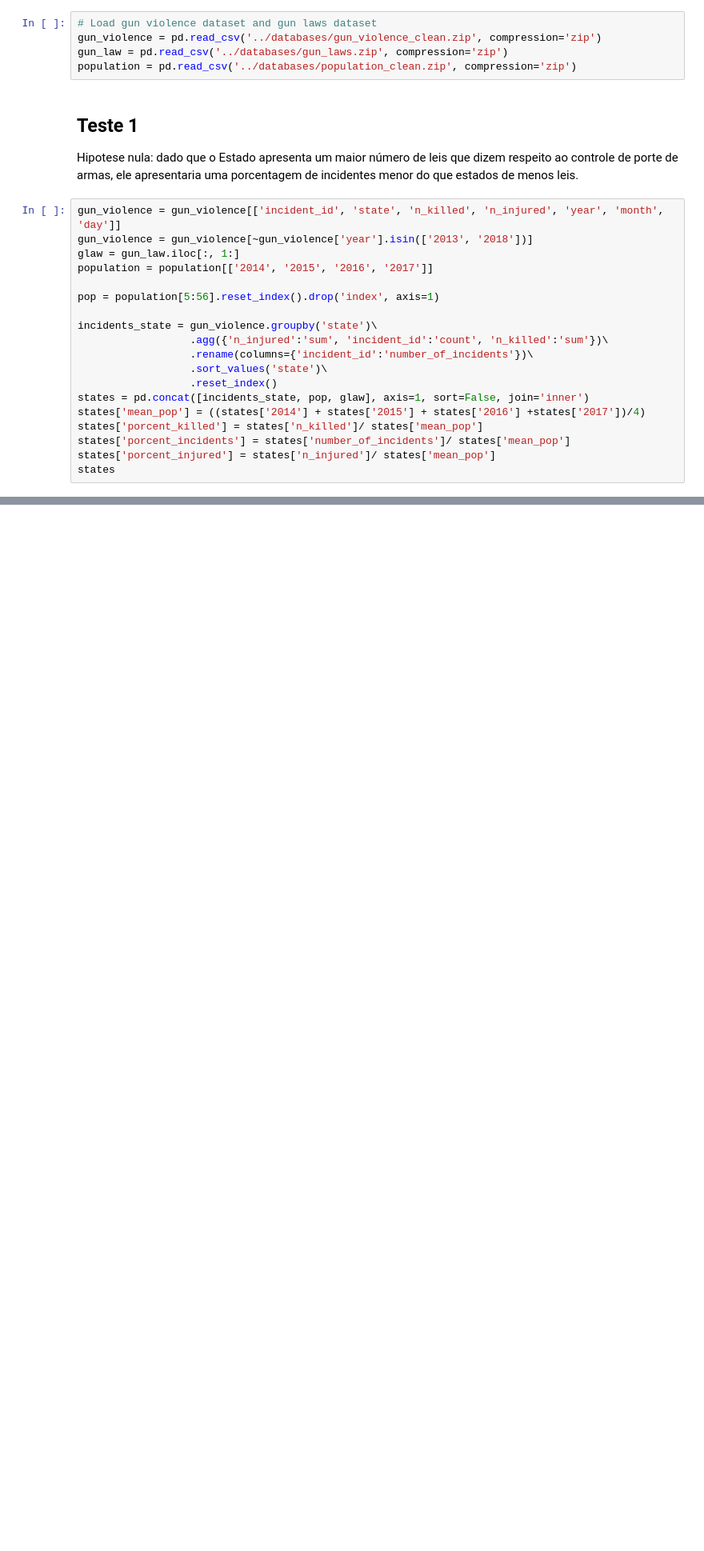
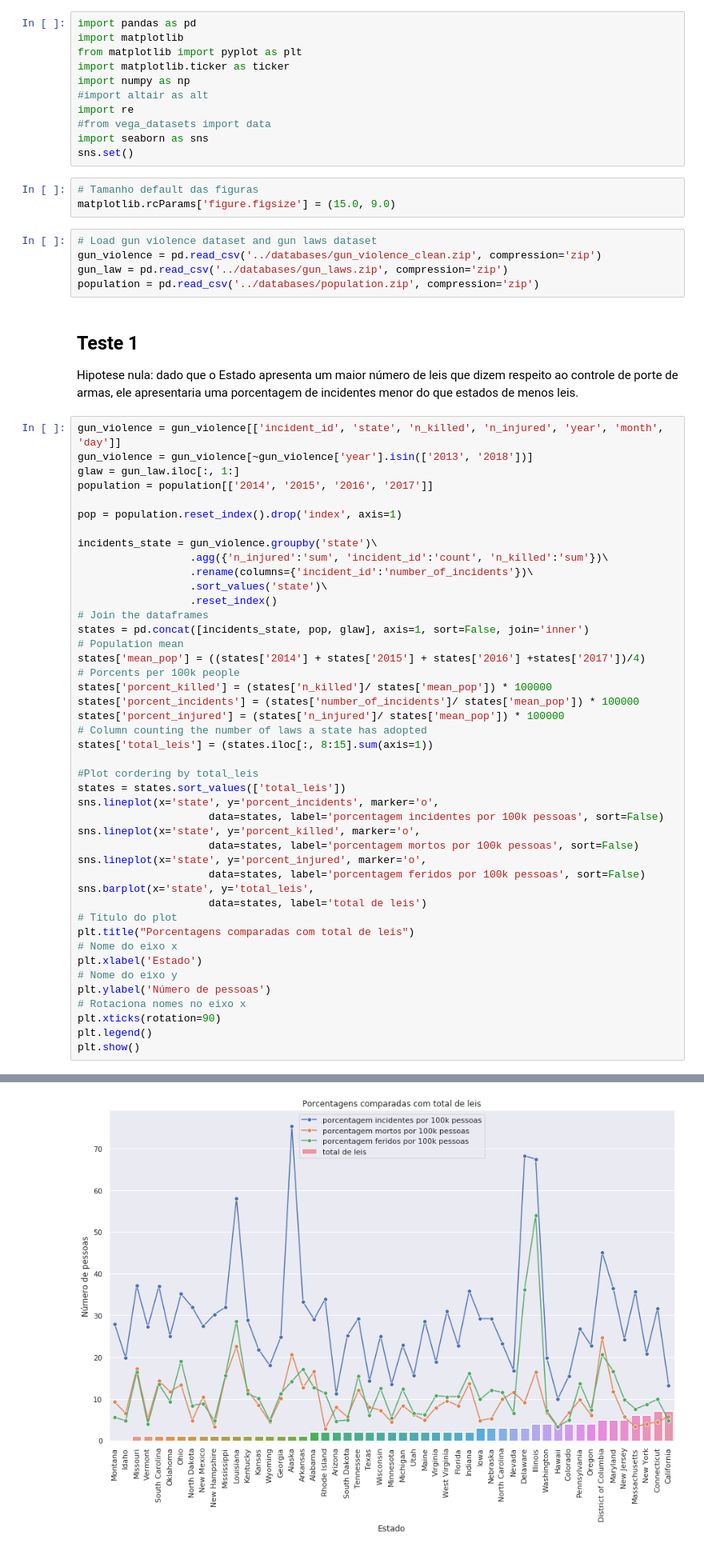
Before and after one commit to PedroPrisxzma/DataScience-Project, a Jupyter notebook: notebooks/Hypothesis_Tests.ipynb, the cells around one changed output, grey strips where cells are left out. Shown: that part at 80% size. Cells and saved outputs as stored; diff of their text form; blank space fills up the shorter version.

```diff
--- a/notebooks/Hypothesis_Tests.ipynb
+++ b/notebooks/Hypothesis_Tests.ipynb
@@ -5,8 +3,22 @@ import pandas as pd
+# %%
+import pandas as pd
+import matplotlib
+from matplotlib import pyplot as plt
+import matplotlib.ticker as ticker
+import numpy as np
+#import altair as alt
+import re
+#from vega_datasets import data
+import seaborn as sns
+sns.set()
+# %%
+# Tamanho default das figuras
+matplotlib.rcParams['figure.figsize'] = (15.0, 9.0)
 # %%
 # Load gun violence dataset and gun laws dataset
 gun_violence = pd.read_csv('../databases/gun_violence_clean.zip', compression='zip')
 gun_law = pd.read_csv('../databases/gun_laws.zip', compression='zip')
-population = pd.read_csv('../databases/population_clean.zip', compression='zip')
+population = pd.read_csv('../databases/population.zip', compression='zip')
 # %% [markdown]
 ## Teste 1
 
@@ -17,17 +29,42 @@ gun_violence = gun_violence[~gun_violence['year'].isin(['2013', '2018'])]
 glaw = gun_law.iloc[:, 1:]
 population = population[['2014', '2015', '2016', '2017']]
 
-pop = population[5:56].reset_index().drop('index', axis=1)
+pop = population.reset_index().drop('index', axis=1)
 
 incidents_state = gun_violence.groupby('state')\
                   .agg({'n_injured':'sum', 'incident_id':'count', 'n_killed':'sum'})\
                   .rename(columns={'incident_id':'number_of_incidents'})\
                   .sort_values('state')\
                   .reset_index()
+# Join the dataframes
 states = pd.concat([incidents_state, pop, glaw], axis=1, sort=False, join='inner')
+# Population mean
 states['mean_pop'] = ((states['2014'] + states['2015'] + states['2016'] +states['2017'])/4)
-states['porcent_killed'] = states['n_killed']/ states['mean_pop']
-states['porcent_incidents'] = states['number_of_incidents']/ states['mean_pop']
-states['porcent_injured'] = states['n_injured']/ states['mean_pop']
-states
+# Porcents per 100k people
+states['porcent_killed'] = (states['n_killed']/ states['mean_pop']) * 100000
+states['porcent_incidents'] = (states['number_of_incidents']/ states['mean_pop']) * 100000
+states['porcent_injured'] = (states['n_injured']/ states['mean_pop']) * 100000
+# Column counting the number of laws a state has adopted
+states['total_leis'] = (states.iloc[:, 8:15].sum(axis=1))
+
+#Plot cordering by total_leis
+states = states.sort_values(['total_leis'])
+sns.lineplot(x='state', y='porcent_incidents', marker='o',
+                     data=states, label='porcentagem incidentes por 100k pessoas', sort=False)
+sns.lineplot(x='state', y='porcent_killed', marker='o',
+                     data=states, label='porcentagem mortos por 100k pessoas', sort=False)
+sns.lineplot(x='state', y='porcent_injured', marker='o',
+                     data=states, label='porcentagem feridos por 100k pessoas', sort=False)
+sns.barplot(x='state', y='total_leis',
+                     data=states, label='total de leis')
+# Título do plot
+plt.title("Porcentagens comparadas com total de leis")
+# Nome do eixo x
+plt.xlabel('Estado')
+# Nome do eixo y
+plt.ylabel('Número de pessoas')
+# Rotaciona nomes no eixo x
+plt.xticks(rotation=90)
+plt.legend()
+plt.show()
 # %% [output]
@@ -50,0 +71 @@ states
+[figure, added]
```
Also changed, not shown: parts of 3 cells of this notebook.
